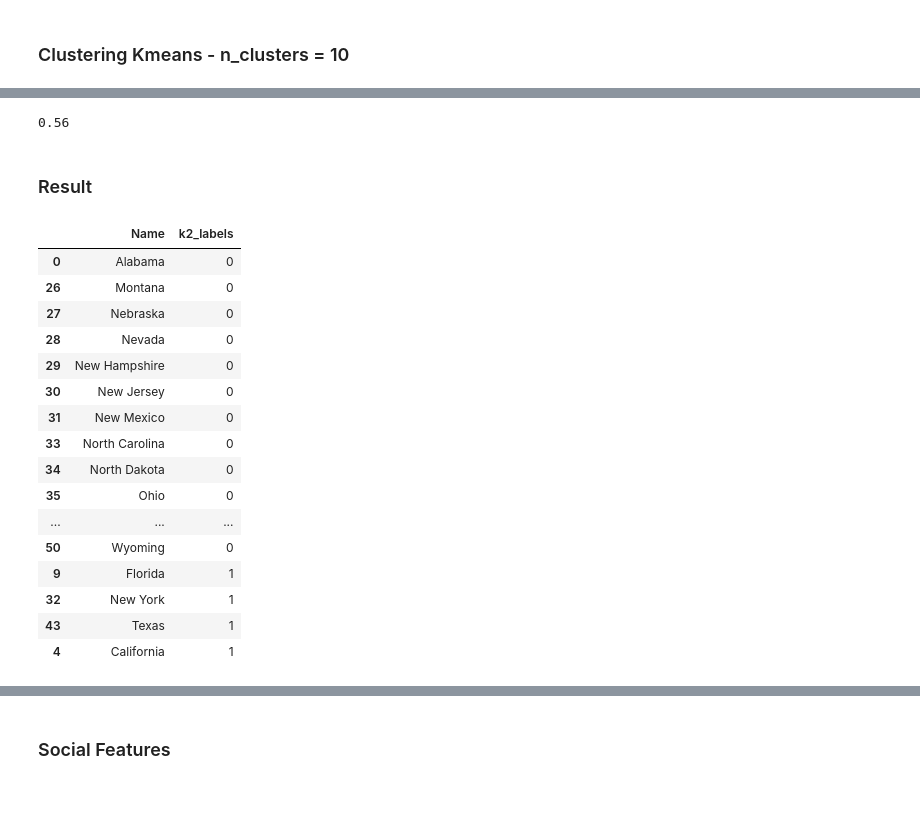
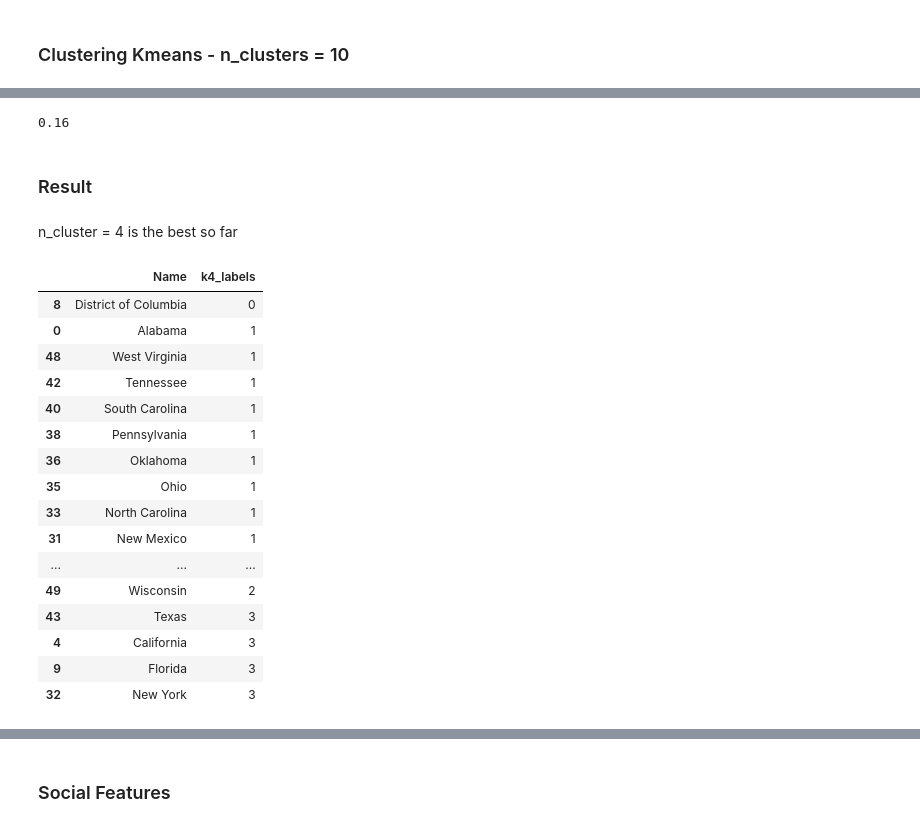
Before and after one commit to mrhartnett10/Covid19-Clustering-Demographic-Analysis-Group-Project, a Jupyter notebook: modeling_evaluation.ipynb, the cells around one changed output, grey strips where cells are left out. Saved outputs shown, nothing was run; the diff lists cells and outputs as text; code cells hidden in the pictures; blank space fills up the shorter version.

```diff
--- a/modeling_evaluation.ipynb
+++ b/modeling_evaluation.ipynb
@@ -203,16 +213,20 @@ round(silhouette_score(X, k4_labels),2)
 ### Clustering Kmeans -  n_clusters = 6
 # %%
 # Data for clustering
-X = dmf[['Area size', 'Population size',
-       'Population density', 'Senior Population', 'Young Population',
+X = dmf[['Population density','Senior Population', 'Young Population',
        'Male Population', 'White Population', 'Africa-American Population',
        'Hispanic population', 'Internet access', 'High school degree',
        'Bachelor degrees', 'Median household income', 'Poverty rate',
-       'Uninsured', 'Household size', 'House Owner']]
+       'Uninsured', 'Household size', 'House Owner','hospital',
+       'hospital bed', 'ICU bed', 'ventilator usage', 'Nurses',
+       'Medical Doctors']]
 
 #fit the data
+sc = StandardScaler()
+X_sc = sc.fit_transform(X)
+
 model = KMeans(n_clusters=6)
-model.fit(X)
+model.fit(X_sc)
 
 # Get the labels and centroids for our first clustering model
 k6_labels = model.labels_
@@ -260,16 +274,20 @@ round(silhouette_score(X, k3_labels),2)
 ### Clustering Kmeans -  n_clusters = 8
 # %%
 # Data for clustering
-X = dmf[['Area size', 'Population size',
-       'Population density', 'Senior Population', 'Young Population',
+X = dmf[['Population density','Senior Population', 'Young Population',
        'Male Population', 'White Population', 'Africa-American Population',
        'Hispanic population', 'Internet access', 'High school degree',
        'Bachelor degrees', 'Median household income', 'Poverty rate',
-       'Uninsured', 'Household size', 'House Owner']]
+       'Uninsured', 'Household size', 'House Owner','hospital',
+       'hospital bed', 'ICU bed', 'ventilator usage', 'Nurses',
+       'Medical Doctors']]
 
 #fit the data
+sc = StandardScaler()
+X_sc = sc.fit_transform(X)
+
 model = KMeans(n_clusters=8)
-model.fit(X)
+model.fit(X_sc)
 
 # Get the labels and centroids for our first clustering model
 k8_labels = model.labels_
@@ -319,16 +337,20 @@ round(silhouette_score(X, k8_labels),2)
 ### Clustering Kmeans -  n_clusters = 10
 # %%
 # Data for clustering
-X = dmf[['Area size', 'Population size',
-       'Population density', 'Senior Population', 'Young Population',
+X = dmf[['Population density','Senior Population', 'Young Population',
        'Male Population', 'White Population', 'Africa-American Population',
        'Hispanic population', 'Internet access', 'High school degree',
        'Bachelor degrees', 'Median household income', 'Poverty rate',
-       'Uninsured', 'Household size', 'House Owner']]
+       'Uninsured', 'Household size', 'House Owner','hospital',
+       'hospital bed', 'ICU bed', 'ventilator usage', 'Nurses',
+       'Medical Doctors']]
 
 #fit the data
+sc = StandardScaler()
+X_sc = sc.fit_transform(X)
+
 model = KMeans(n_clusters=10)
-model.fit(X)
+model.fit(X_sc)
 
 # Get the labels and centroids for our first clustering model
 k10_labels = model.labels_
@@ -373,28 +395,30 @@ dmf.k10_labels.value_counts()
 Name: k10_labels, dtype: int64
 # %%
 # Compute the silouette score and visually examine the results of the 8 clusters.
-round(silhouette_score(X, k10_labels),2)
+round(silhouette_score(X_sc, k10_labels),2)
 # %% [output]
-0.56
+0.16
 # %% [markdown]
 ### Result
+# %% [markdown]
+n_cluster = 4 is the best so far
 # %%
-dmf[['Name','k2_labels']].sort_values('k2_labels')
+dmf[['Name','k4_labels']].sort_values('k4_labels')
 # %% [output]
-|  | Name | k2_labels |
-| 0 | Alabama | 0 |
-| 26 | Montana | 0 |
-| 27 | Nebraska | 0 |
-| 28 | Nevada | 0 |
-| 29 | New Hampshire | 0 |
-| 30 | New Jersey | 0 |
-| 31 | New Mexico | 0 |
-| 33 | North Carolina | 0 |
-| 34 | North Dakota | 0 |
-| 35 | Ohio | 0 |
+|  | Name | k4_labels |
+| 8 | District of Columbia | 0 |
+| 0 | Alabama | 1 |
+| 48 | West Virginia | 1 |
+| 42 | Tennessee | 1 |
+| 40 | South Carolina | 1 |
+| 38 | Pennsylvania | 1 |
+| 36 | Oklahoma | 1 |
+| 35 | Ohio | 1 |
+| 33 | North Carolina | 1 |
+| 31 | New Mexico | 1 |
 | ... | ... | ... |
-| 50 | Wyoming | 0 |
-| 9 | Florida | 1 |
-| 32 | New York | 1 |
-| 43 | Texas | 1 |
-| 4 | California | 1 |
+| 49 | Wisconsin | 2 |
+| 43 | Texas | 3 |
+| 4 | California | 3 |
+| 9 | Florida | 3 |
+| 32 | New York | 3 |
```
Also changed, not shown: parts of 29 cells of this notebook.
